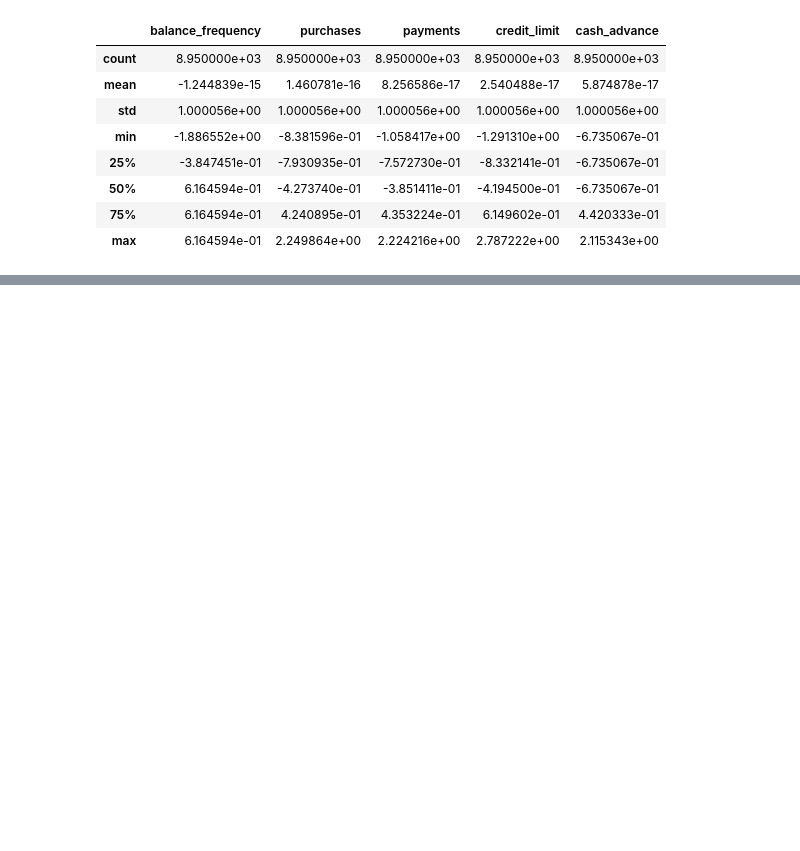
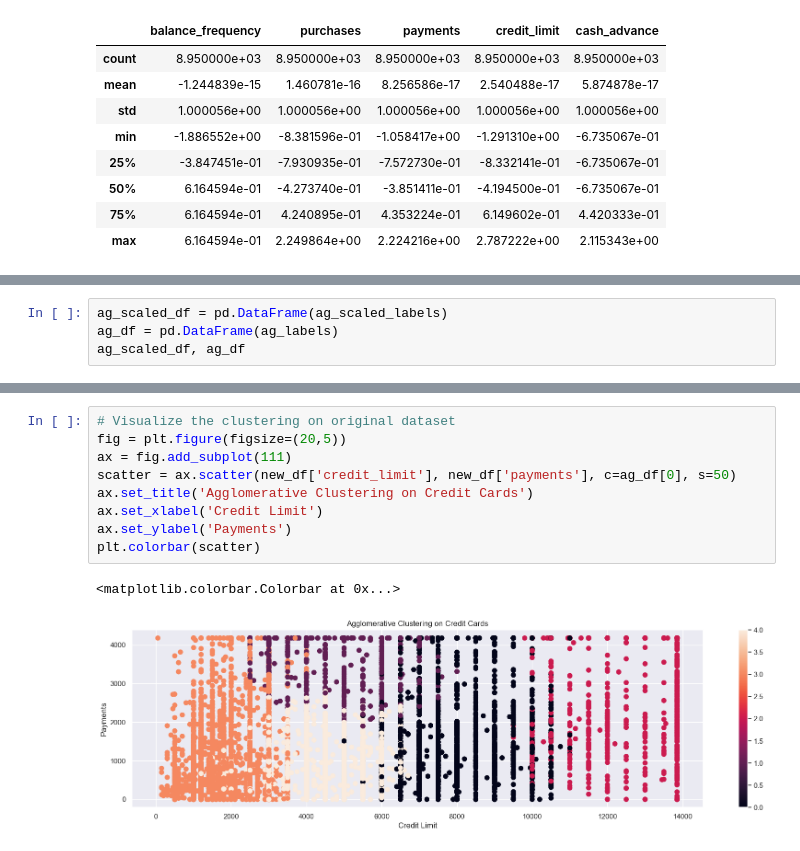
Before and after one commit to normanmunge/credit-card-clustering, a Jupyter notebook: credit-card-clustering.ipynb, the cells around one changed output, grey strips where cells are left out. Drawn from its saved outputs; the diff is of its cells as text; blank space fills up the shorter version.

```diff
--- a/credit-card-clustering.ipynb
+++ b/credit-card-clustering.ipynb
@@ -272,0 +314,4 @@ for i, col in enumerate(minmax_scaler_df.columns):
+# %%
+ag_scaled_df = pd.DataFrame(ag_scaled_labels)
+ag_df = pd.DataFrame(ag_labels)
+ag_scaled_df, ag_df
@@ -272,0 +336,12 @@ for i, col in enumerate(minmax_scaler_df.columns):
+# %%
+# Visualize the clustering on original dataset
+fig = plt.figure(figsize=(20,5))
+ax = fig.add_subplot(111)
+scatter = ax.scatter(new_df['credit_limit'], new_df['payments'], c=ag_df[0], s=50)
+ax.set_title('Agglomerative Clustering on Credit Cards')
+ax.set_xlabel('Credit Limit')
+ax.set_ylabel('Payments')
+plt.colorbar(scatter)
+# %% [output]
+<matplotlib.colorbar.Colorbar at 0x...>
+[figure, added]
```
Also changed, not shown: parts of 15 cells of this notebook.
